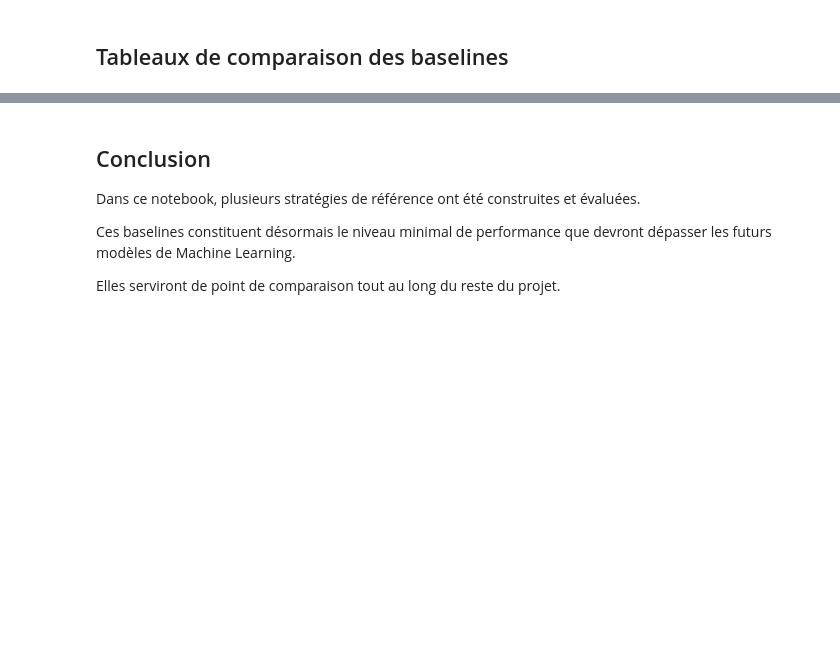
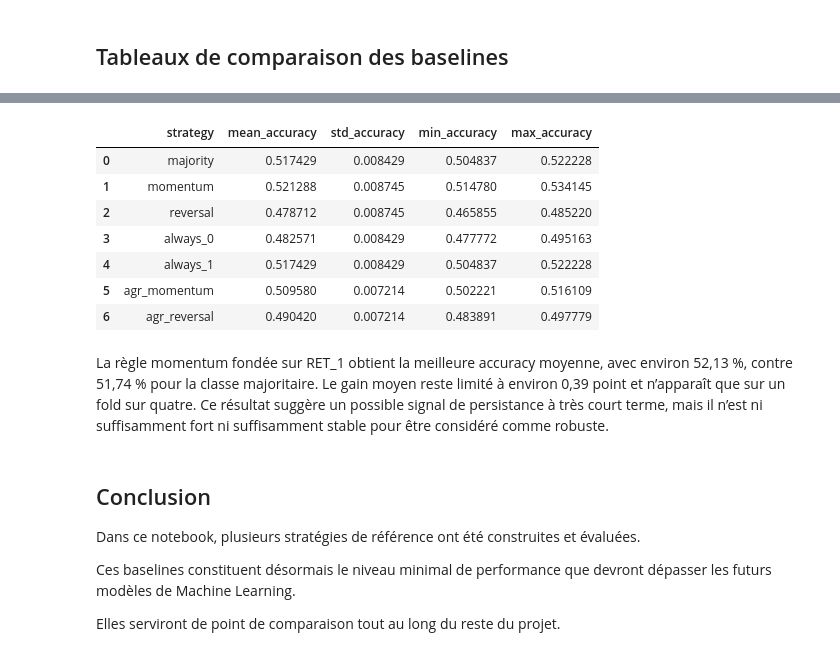
Before and after one commit to phillipe-BAGUEKA/QRT-Asset-Allocation-Forecasting, a Jupyter notebook: notebooks/04_baselines.ipynb, the cells around one changed output, grey strips where cells are left out. Drawn from its saved outputs; the diff is of its cells as text; code cells hidden in the pictures; blank space fills up the shorter version.

```diff
--- a/notebooks/04_baselines.ipynb
+++ b/notebooks/04_baselines.ipynb
@@ -221,3 +235,37 @@ Cependant, ces baselines remplissent pleinement leur rôle : elles fournissent u
+# %%
+results = {"majority" : baseline_majority_class_results,
+           "momentum" : baseline_momentum_results,
+           "reversal" : baseline_reversal_results,
+           "always_0" : baseline_always_0_results,
+           "always_1" : baseline_always_1_results,
+           "agr_momentum" : baseline_momentum_agr_results,
+           "agr_reversal" : baseline_reversal_agr_results}
+
+description = pd.DataFrame({
+    "majority" : [results["majority"]["accuracy"].mean(),results["majority"]["accuracy"].std(),results["majority"]["accuracy"].min(),results["majority"]["accuracy"].max(),],
+    "momentum" : [results["momentum"]["accuracy"].mean(),results["momentum"]["accuracy"].std(),results["momentum"]["accuracy"].min(),results["momentum"]["accuracy"].max()],
+    "reversal" : [results["reversal"]["accuracy"].mean(),results["reversal"]["accuracy"].std(),results["reversal"]["accuracy"].min(),results["reversal"]["accuracy"].max()],
+    "always_0" : [results["always_0"]["accuracy"].mean(),results["always_0"]["accuracy"].std(),results["always_0"]["accuracy"].min(),results["always_0"]["accuracy"].max()],
+    "always_1" : [results["always_1"]["accuracy"].mean(),results["always_1"]["accuracy"].std(),results["always_1"]["accuracy"].min(),results["always_1"]["accuracy"].max()],
+    "agr_momentum" : [results["agr_momentum"]["accuracy"].mean(),results["agr_momentum"]["accuracy"].std(),results["agr_momentum"]["accuracy"].min(),results["agr_momentum"]["accuracy"].max()],
+    "agr_reversal" : [results["agr_reversal"]["accuracy"].mean(),results["agr_reversal"]["accuracy"].std(),results["agr_reversal"]["accuracy"].min(),results["agr_reversal"]["accuracy"].max()],
+},index=["mean_accuracy","std_accuracy","min_accuracy","max_accuracy"])
+
+description = description.T
+description = description.reset_index()
+description = description.rename(columns={"index":"strategy"})
+description
+# %% [output]
+|  | strategy | mean_accuracy | std_accuracy | min_accuracy | max_accuracy |
+| 0 | majority | 0.517429 | 0.008429 | 0.504837 | 0.522228 |
+| 1 | momentum | 0.521288 | 0.008745 | 0.514780 | 0.534145 |
+| 2 | reversal | 0.478712 | 0.008745 | 0.465855 | 0.485220 |
+| 3 | always_0 | 0.482571 | 0.008429 | 0.477772 | 0.495163 |
+| 4 | always_1 | 0.517429 | 0.008429 | 0.504837 | 0.522228 |
+| 5 | agr_momentum | 0.509580 | 0.007214 | 0.502221 | 0.516109 |
+| 6 | agr_reversal | 0.490420 | 0.007214 | 0.483891 | 0.497779 |
+# %% [markdown]
+La règle momentum fondée sur RET_1 obtient la meilleure accuracy moyenne, avec environ 52,13 %, contre 51,74 % pour la classe majoritaire. Le gain moyen reste limité à environ 0,39 point et n’apparaît que sur un fold sur quatre. Ce résultat suggère un possible signal de persistance à très court terme, mais il n’est ni suffisamment fort ni suffisamment stable pour être considéré comme robuste.
 # %% [markdown]
 ## Conclusion
 
```
Also changed, not shown: parts of 14 cells of this notebook, 3 other files.
